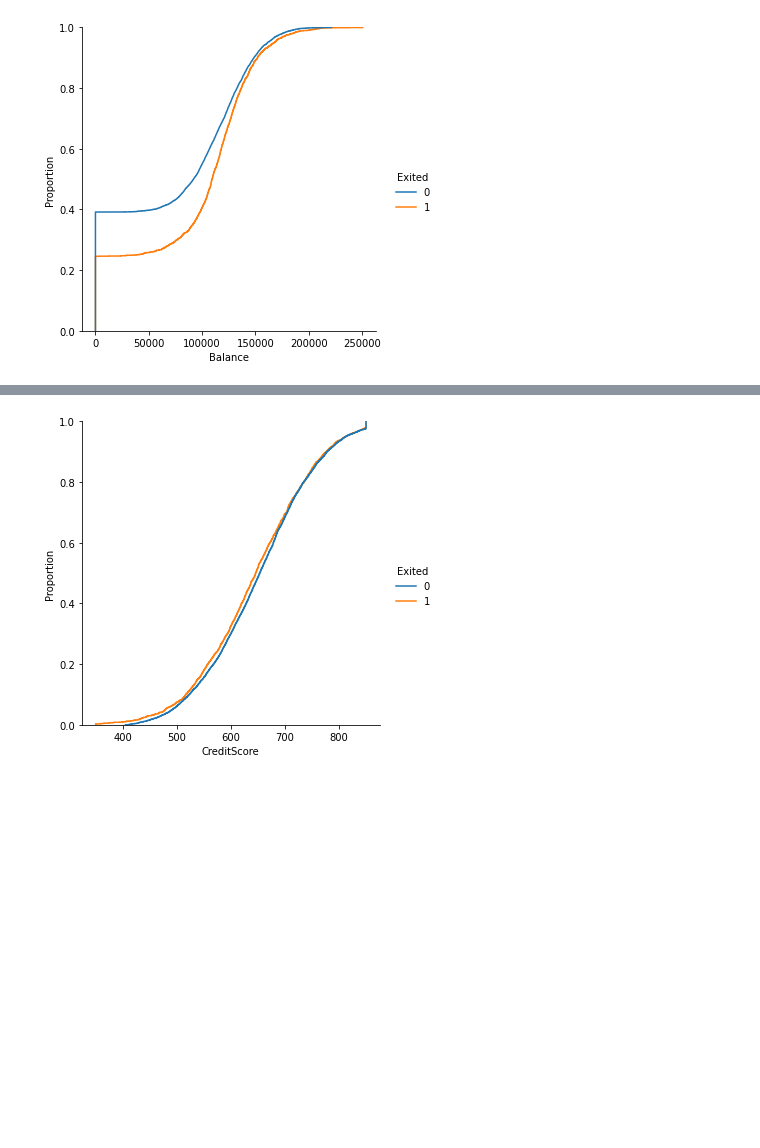
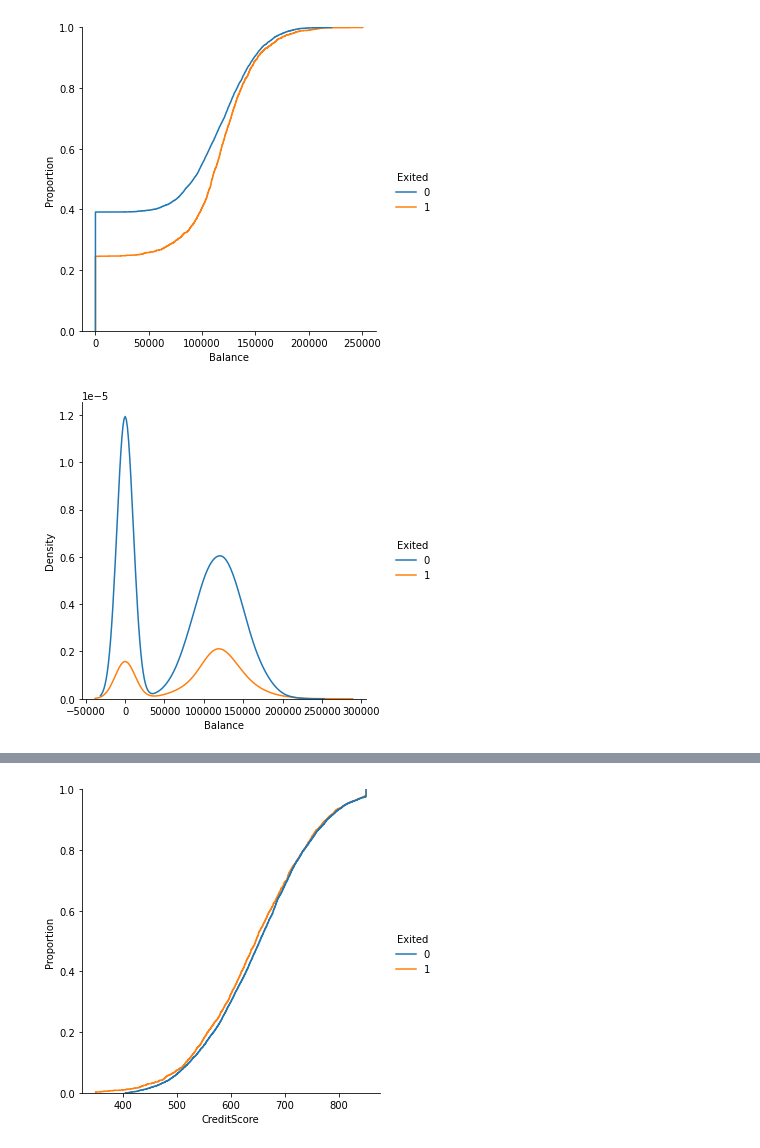
Before and after one commit to harnalashok/exercises, a Jupyter notebook: bank_customer_churn_eda_Abhishek Kumar Singh.ipynb, the cells around one changed output, grey strips where cells are left out. Saved outputs shown, nothing was run; the diff lists cells and outputs as text; code cells hidden in the pictures; blank space fills up the shorter version.

```diff
--- a/bank_customer_churn_eda_Abhishek Kumar Singh.ipynb
+++ b/bank_customer_churn_eda_Abhishek Kumar Singh.ipynb
@@ -222,2 +274,14 @@ _=sns.displot(data = data, x = 'Balance',hue = 'Exited', kind = 'ecdf', color ='
 # %% [output]
 [figure]
+# %%
+# 3.6.1 Same data-subsets as above
+#       but different type of plot:
+
+_=sns.displot(
+               data = data,
+               x = 'Balance',
+               hue = 'Exited',
+               kind = 'kde',
+               color ='y')
+# %% [output]
+[figure, added]
```
Also changed, not shown: parts of 15 cells of this notebook.
